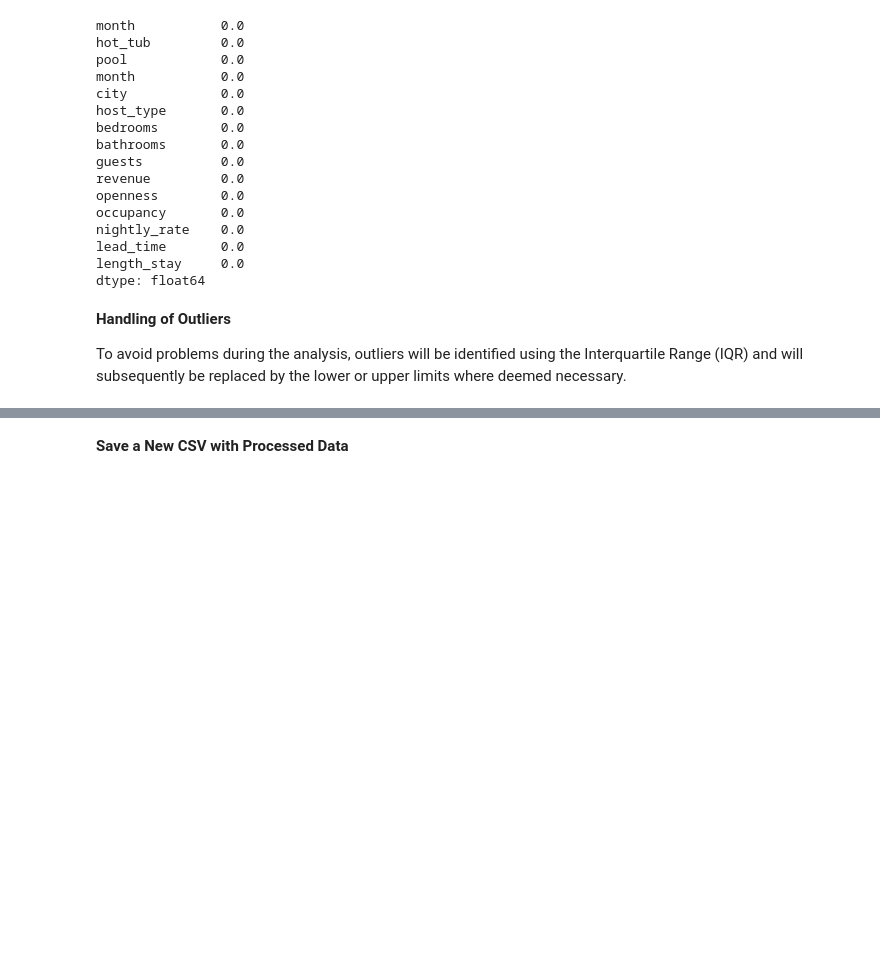
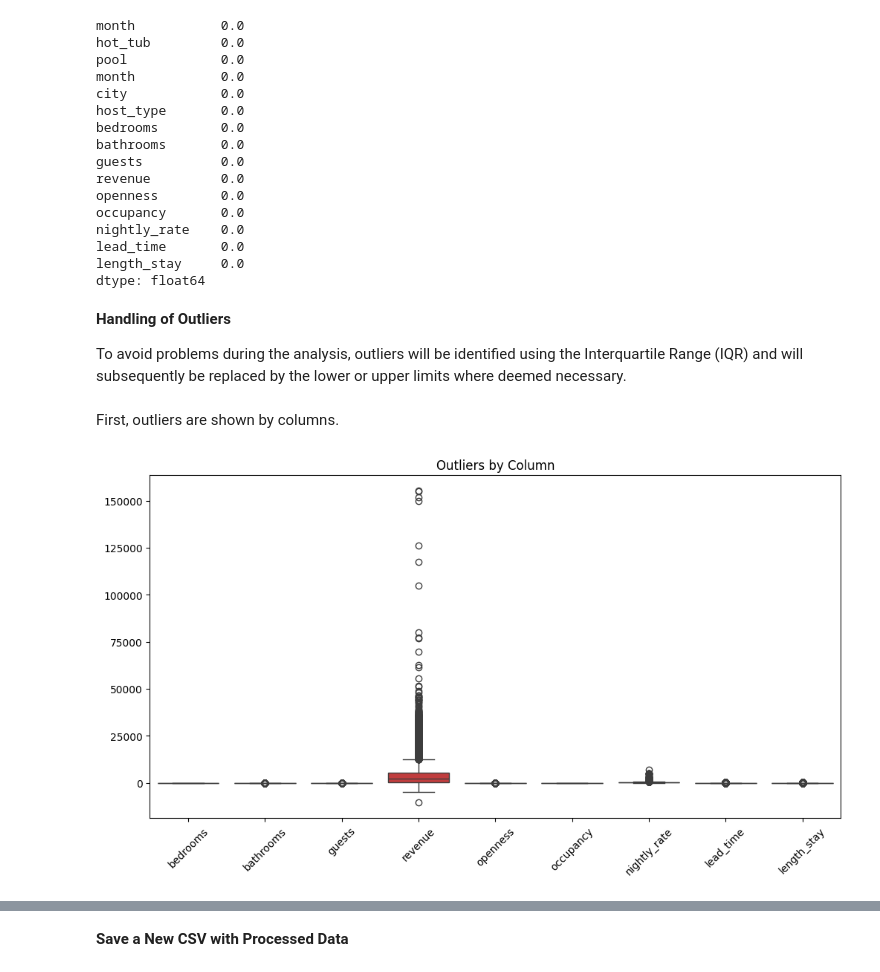
Before and after one commit to RJuanJo/etl-project, a Jupyter notebook: notebooks/project_eda.ipynb, the cells around one changed output, grey strips where cells are left out. Cells and saved outputs as stored; diff of their text form; code cells hidden in the pictures; blank space fills up the shorter version.

```diff
--- a/notebooks/project_eda.ipynb
+++ b/notebooks/project_eda.ipynb
@@ -210,4 +210,17 @@ dtype: float64
 __Handling of Outliers__
 
 To avoid problems during the analysis, outliers will be identified using the Interquartile Range (IQR) and will subsequently be replaced by the lower or upper limits where deemed necessary.
+# %% [markdown]
+
+First, outliers are shown by columns.
+# %%
+numeric_cols = cleaning_df.select_dtypes(include=['int64', 'float64', 'int32']).columns
+
+plt.figure(figsize=(12, 6))
+sns.boxplot(data=cleaning_df[numeric_cols])
+plt.title('Outliers by Column')
+plt.xticks(rotation=45)
+plt.show()
+# %% [output]
+[figure, added]
 # %%
```
Also changed, not shown: parts of 3 cells of this notebook.
